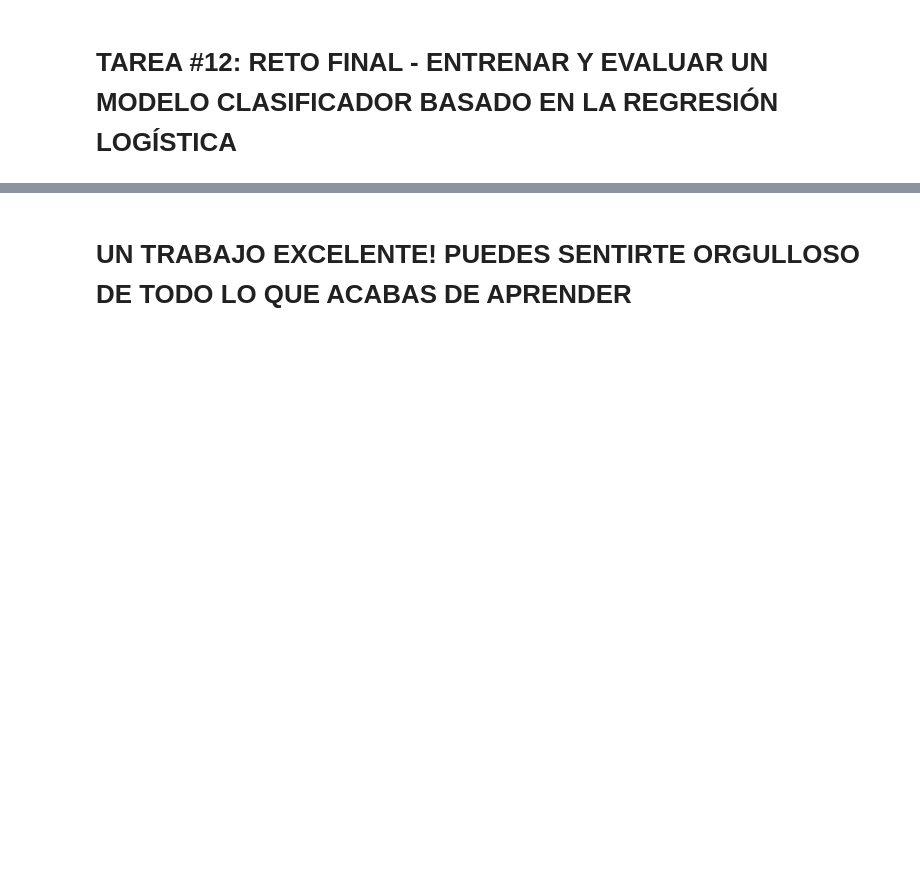
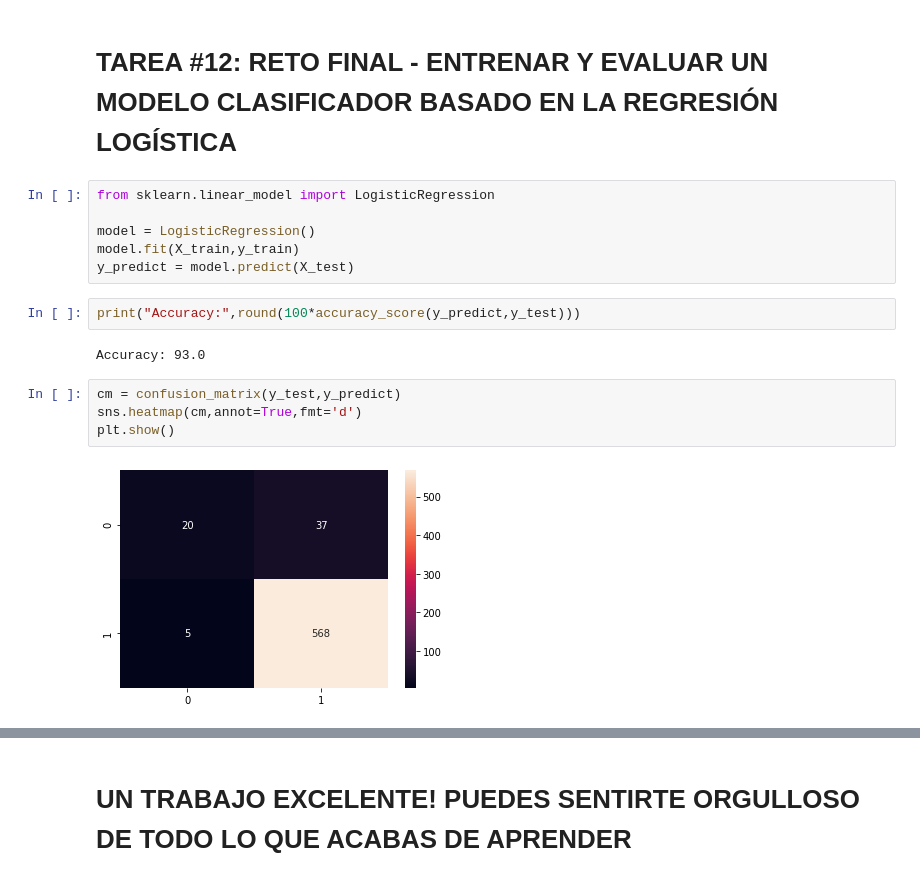
Before and after one commit to cristobalvch/DataScience-For-Business, a Jupyter notebook: Public-Relations-NLP.ipynb, the cells around one changed output, grey strips where cells are left out. Saved outputs shown, nothing was run; the diff lists cells and outputs as text; blank space fills up the shorter version.

```diff
--- a/Public-Relations-NLP.ipynb
+++ b/Public-Relations-NLP.ipynb
@@ -263,2 +291,18 @@ MultinomialNB(alpha=1.0, class_prior=None, fit_prior=True)
 # %% [markdown]
 # TAREA #12: RETO FINAL - ENTRENAR Y EVALUAR UN MODELO CLASIFICADOR BASADO EN LA REGRESIÓN LOGÍSTICA
+# %%
+from sklearn.linear_model import LogisticRegression
+
+model = LogisticRegression()
+model.fit(X_train,y_train)
+y_predict = model.predict(X_test)
+# %%
+print("Accuracy:",round(100*accuracy_score(y_predict,y_test)))
+# %% [output]
+Accuracy: 93.0
+# %%
+cm = confusion_matrix(y_test,y_predict)
+sns.heatmap(cm,annot=True,fmt='d')
+plt.show()
+# %% [output]
+[figure, added]
```
Also changed, not shown: parts of 9 cells of this notebook.
